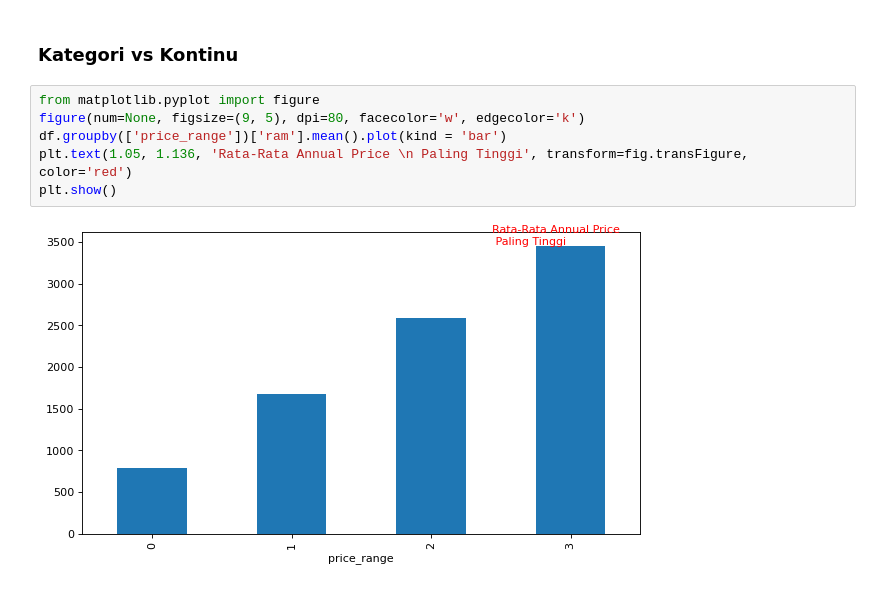
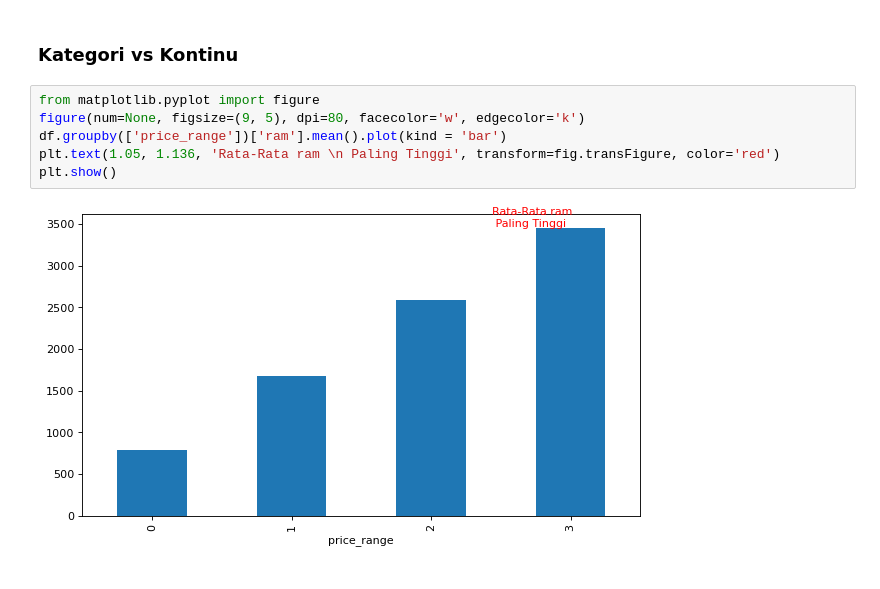
Before and after one commit to Liore-S/mobile-price-classification, a Jupyter notebook: main.ipynb, the cells around one changed output. Cells and saved outputs as stored; diff of their text form.

```diff
--- a/main.ipynb
+++ b/main.ipynb
@@ -227,8 +227,8 @@ plt.show()
 # %%
 from matplotlib.pyplot import figure
 figure(num=None, figsize=(9, 5), dpi=80, facecolor='w', edgecolor='k')
 df.groupby(['price_range'])['ram'].mean().plot(kind = 'bar')
-plt.text(1.05, 1.136, 'Rata-Rata Annual Price \n Paling Tinggi', transform=fig.transFigure, color='red')
+plt.text(1.05, 1.136, 'Rata-Rata ram \n Paling Tinggi', transform=fig.transFigure, color='red')
 plt.show()
 # %% [output]
-[figure, old version]
+[figure, new version]
```
Also changed, not shown: parts of 1 cell of this notebook.
